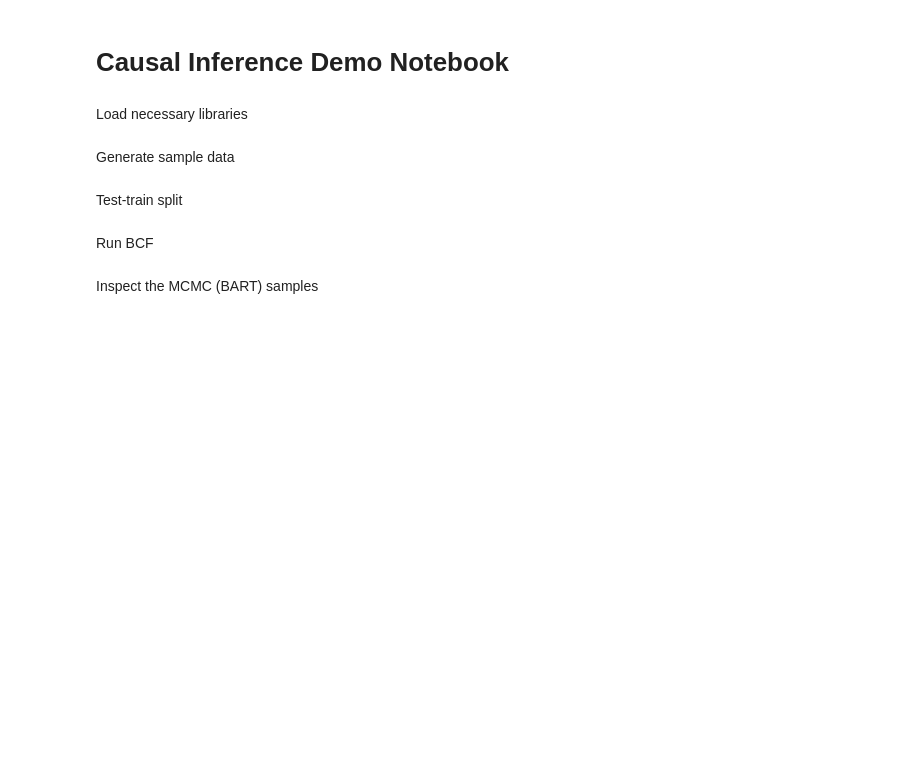
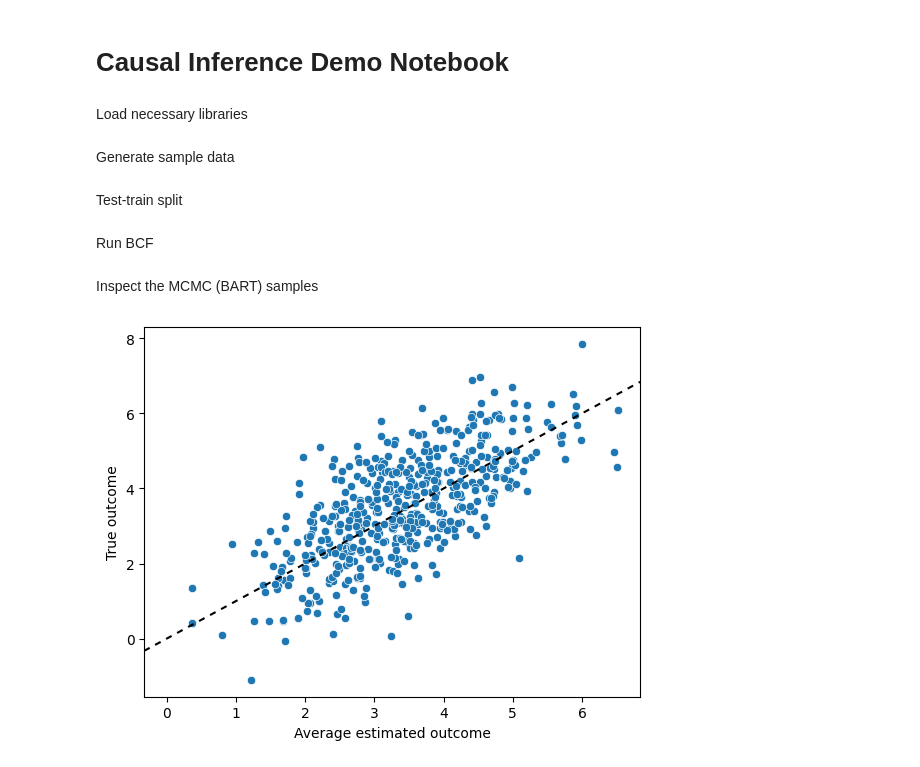
Before and after one commit to StochasticTree/stochtree, a Jupyter notebook: demo/notebooks/causal_inference.ipynb, the cells around one changed output. Drawn from its saved outputs; the diff is of its cells as text; code cells hidden in the pictures; blank space fills up the shorter version.

```diff
--- a/demo/notebooks/causal_inference.ipynb
+++ b/demo/notebooks/causal_inference.ipynb
@@ -54,10 +54,12 @@ bcf_model.sample(X_train, Z_train, y_train, pi_train, X_test, Z_test, pi_test, n
 # %% [markdown]
 Inspect the MCMC (BART) samples
 # %%
-forest_preds_y_mcmc = bcf_model.y_hat_test[:,bcf_model.num_gfr:]
+forest_preds_y_mcmc = bcf_model.y_hat_test
 y_avg_mcmc = np.squeeze(forest_preds_y_mcmc).mean(axis = 1, keepdims = True)
 y_df_mcmc = pd.DataFrame(np.concatenate((np.expand_dims(y_test,1), y_avg_mcmc), axis = 1), columns=["True outcome", "Average estimated outcome"])
 sns.scatterplot(data=y_df_mcmc, x="Average estimated outcome", y="True outcome")
 plt.axline((0, 0), slope=1, color="black", linestyle=(0, (3,3)))
 plt.show()
+# %% [output]
+[figure, added]
 # %%
```
Also changed, not shown: parts of 4 cells of this notebook, 5 other files.
